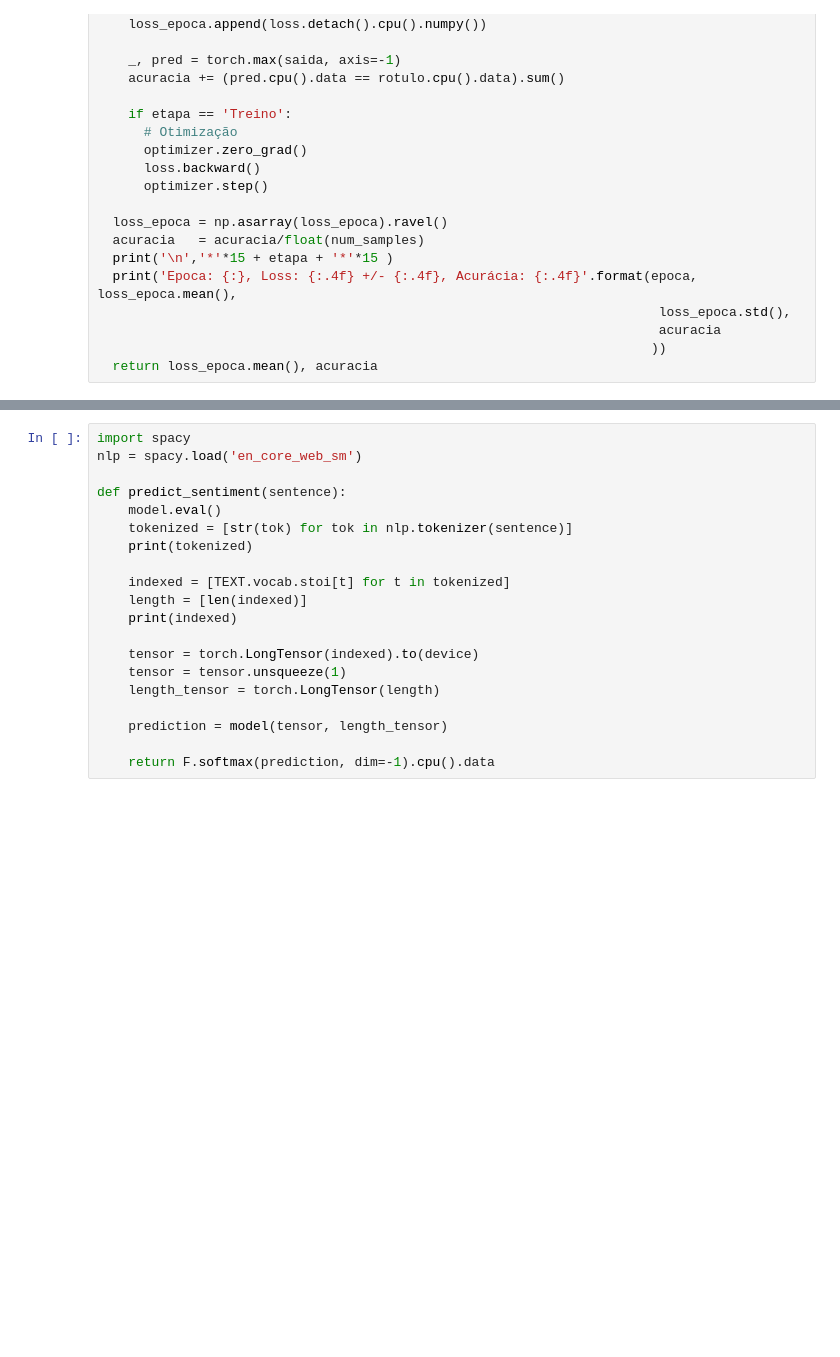
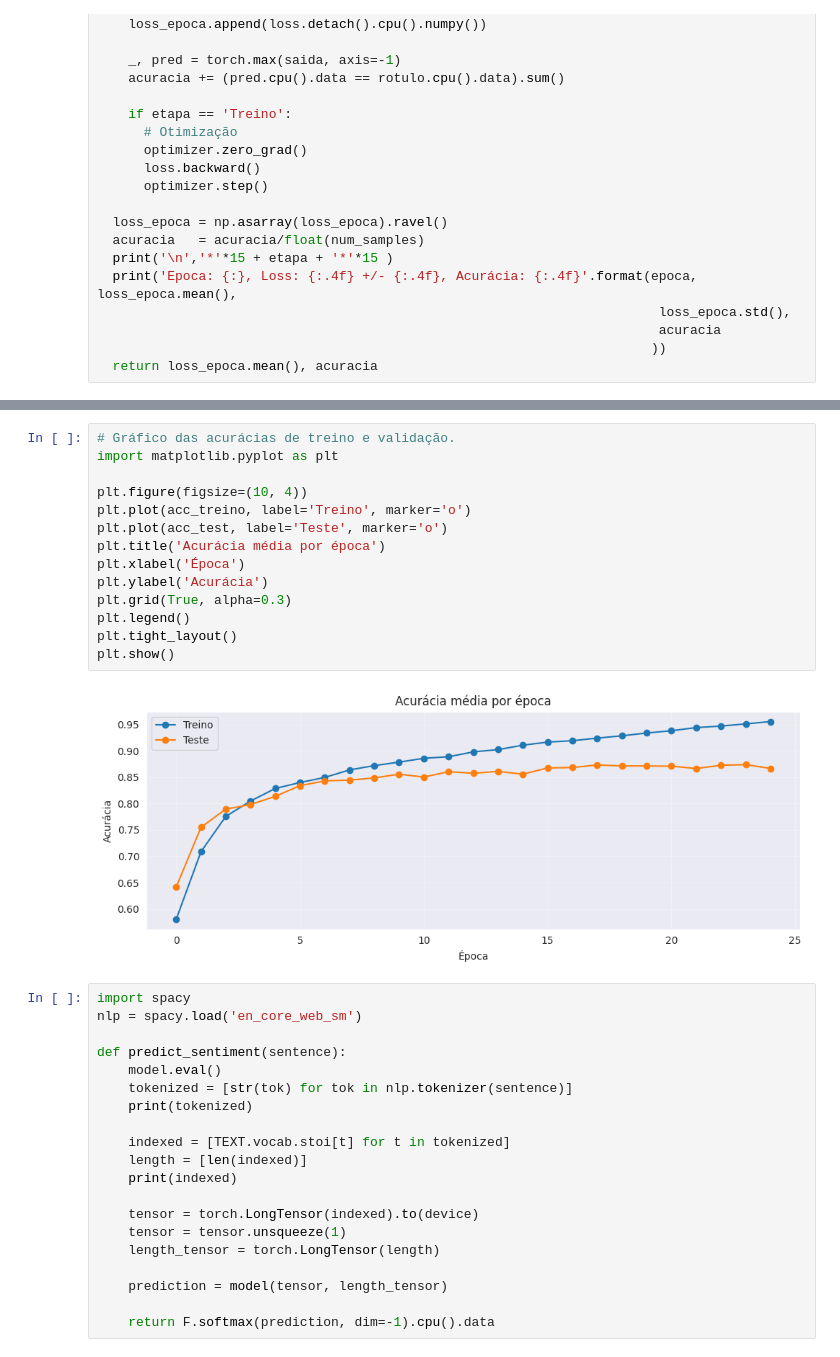
Before and after one commit to carlosvblessa/rn-recorrentes, a Jupyter notebook: 03-AnaliseDeSentimentos.ipynb, the cells around one changed output, grey strips where cells are left out. Drawn from its saved outputs; the diff is of its cells as text; blank space fills up the shorter version.

```diff
--- a/03-AnaliseDeSentimentos.ipynb
+++ b/03-AnaliseDeSentimentos.ipynb
@@ -495,3 +510,19 @@ Epoca: 4, Loss: 0.4107 +/- 0.0687, Acurácia: 0.8136
+# %%
+# Gráfico das acurácias de treino e validação.
+import matplotlib.pyplot as plt
+
+plt.figure(figsize=(10, 4))
+plt.plot(acc_treino, label='Treino', marker='o')
+plt.plot(acc_test, label='Teste', marker='o')
+plt.title('Acurácia média por época')
+plt.xlabel('Época')
+plt.ylabel('Acurácia')
+plt.grid(True, alpha=0.3)
+plt.legend()
+plt.tight_layout()
+plt.show()
+# %% [output]
+[figure, added]
 # %%
 import spacy
 nlp = spacy.load('en_core_web_sm')
```
Also changed, not shown: parts of 4 cells of this notebook.
